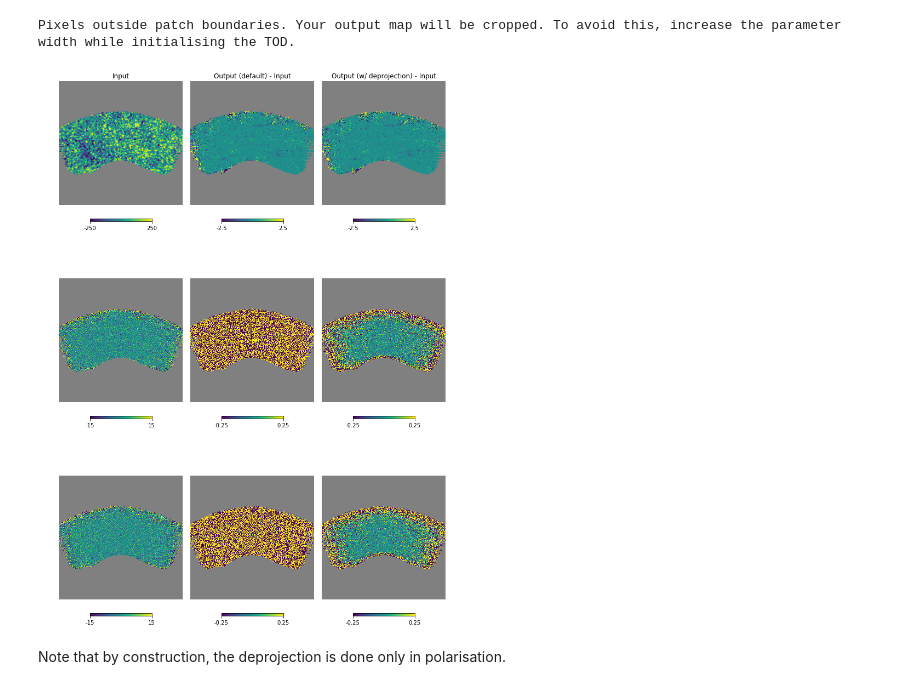
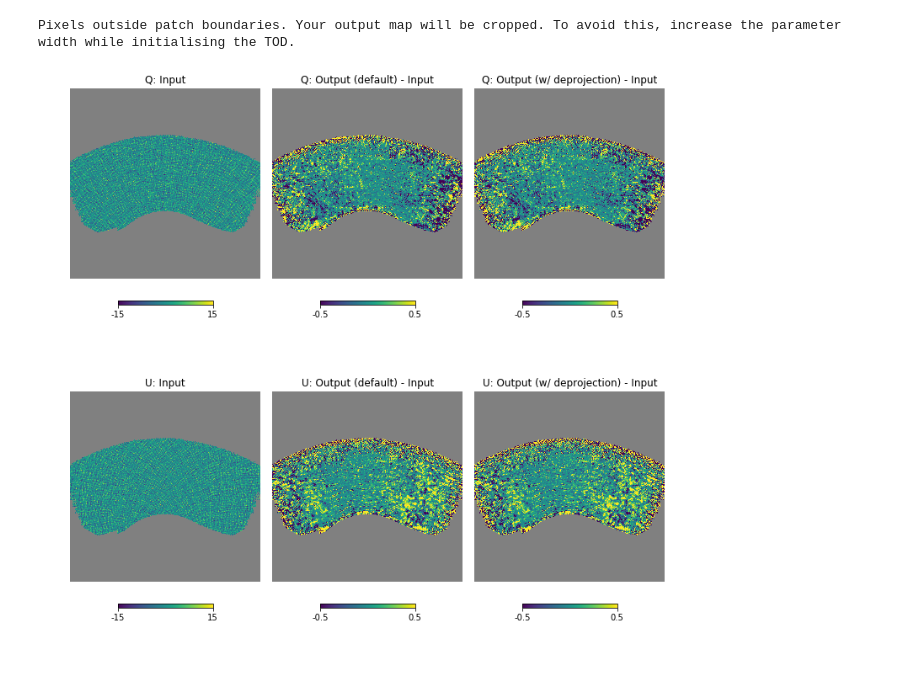
Before and after one commit to JulienPeloton/s4cmb-resources, a Jupyter notebook: Part2/s4cmb_gain_drifts_deep_deprojection.ipynb, the cells around one changed output. Drawn from its saved outputs; the diff is of its cells as text; code cells hidden in the pictures; blank space fills up the shorter version.

```diff
--- a/Part2/s4cmb_gain_drifts_deep_deprojection.ipynb
+++ b/Part2/s4cmb_gain_drifts_deep_deprojection.ipynb
@@ -43,11 +43,11 @@ Flow is the following: sky + instrument + scanning strategy --> map2tod --> crea
 Initialise our instrument, scanning strategy and input maps as seen in the Day 1 lectures.
 # %%
 ## Instrument
-inst = Hardware(ncrate=4, ndfmux_per_crate=1,
-                nsquid_per_mux=1, npair_per_squid=16,
+inst = Hardware(ncrate=4, ndfmux_per_crate=2,
+                nsquid_per_mux=2, npair_per_squid=16,
                 fp_size=60., fwhm=3.5,
                 beam_seed=58347, projected_fp_size=3., pm_name='5params',
-                type_hwp='CRHWP', freq_hwp=2., angle_hwp=0., verbose=False)
+                type_hwp='stepped', freq_hwp=0., angle_hwp=0., verbose=False)
 
 ## Input maps
 nside = 512
@@ -193,38 +195,13 @@ for CESnumber in range(scan.nces):
 Pixels outside patch boundaries. Your output map will be cropped. To avoid this, increase the parameter width while initialising the TOD.
 # %%
 xsize = 700
-fig = pl.figure(figsize=(10, 15))
+val = 0.5
+fig = pl.figure(figsize=(10, 10))
 
 nhit = partial2full(
     skyIQU.nhit,
     skyIQU.obspix,
     skyIQU.nside, fill_with=0.0)
-
-## Temperature
-sky_out_IQU = partial2full(
-    skyIQU.get_I(),
-    skyIQU.obspix,
-    skyIQU.nside, fill_with=0.0)
-sky_out_IGQU = partial2full(
-    skyIGQU.get_I(),
-    skyIGQU.obspix,
-    skyIGQU.nside, fill_with=0.0)
-sky_out_perfect = partial2full(
-    sky_perfect.get_I(),
-    sky_perfect.obspix,
-    sky_perfect.nside, fill_with=0.0)
-
-mask = nhit < 1
-sky_out_IQU[mask] = np.nan
-sky_out_IGQU[mask] = np.nan
-sky_out_perfect[mask] = np.nan
-hp.gnomview(sky_out_perfect, rot=[0, -57.5], xsize=xsize, reso=6.9, sub=331,
-            title='Input', notext=True, min=-250, max=250)
-hp.gnomview(sky_out_perfect - sky_out_IQU, rot=[0, -57.5], xsize=xsize, reso=6.9, sub=332,
-            title='Output (default) - Input', notext=True, min=-2.5, max=2.5)
-hp.gnomview(sky_out_perfect - sky_out_IGQU, rot=[0, -57.5],
-            xsize=xsize, reso=6.9, sub=333,
-            title='Output (w/ deprojection) - Input', notext=True, min=-2.5, max=2.5)
 
 ## Stokes Q
 sky_out_IQU = partial2full(
@@ -240,45 +217,51 @@ sky_out_perfect = partial2full(
     sky_perfect.obspix,
     sky_perfect.nside, fill_with=0.0)
 
 mask = nhit < 10
 sky_out_IQU[mask] = np.nan
 sky_out_IGQU[mask] = np.nan
 sky_out_perfect[mask] = np.nan
-hp.gnomview(sky_out_perfect, rot=[0, -57.5], xsize=xsize, reso=6.9, sub=334,
-            notext=True, min=-15, max=15, title='')
-hp.gnomview(sky_out_perfect - sky_out_IQU, rot=[0, -57.5], xsize=xsize, reso=6.9, sub=335,
-            notext=True, min=-0.25, max=0.25, title='')
+hp.gnomview(sky_out_perfect, rot=[0, -57.5], xsize=xsize, reso=6.9, sub=231,
+            title='Q: Input',
+            notext=True, min=-15, max=15)
+hp.gnomview(sky_out_perfect - sky_out_IQU, rot=[0, -57.5],
+            xsize=xsize, reso=6.9, sub=232,
+            title='Q: Output (default) - Input',
+            notext=True, min=-val, max=val)
 hp.gnomview(sky_out_perfect - sky_out_IGQU, rot=[0, -57.5],
-            xsize=xsize, reso=6.9, sub=336,
-            notext=True, title='', min=-0.25, max=0.25)
+            xsize=xsize, reso=6.9, sub=233,
+            title='Q: Output (w/ deprojection) - Input',
+            notext=True, min=-val, max=val)
 
 ## Stokes U
 sky_out_IQU = partial2full(
     skyIQU.get_QU()[1],
     skyIQU.obspix,
     skyIQU.nside, fill_with=0.0)
 sky_out_IGQU = partial2full(
     skyIGQU.get_QU()[2],
     skyIGQU.obspix,
     skyIGQU.nside, fill_with=0.0)
 sky_out_perfect = partial2full(
     sky_perfect.get_QU()[1],
     sky_perfect.obspix,
     sky_perfect.nside, fill_with=0.0)
 
 mask = nhit < 10
 sky_out_IQU[mask] = np.nan
 sky_out_IGQU[mask] = np.nan
 sky_out_perfect[mask] = np.nan
-hp.gnomview(sky_out_perfect, rot=[0, -57.5], xsize=xsize, reso=6.9, sub=337,
-            notext=True, min=-15, max=15, title='')
-hp.gnomview(sky_out_perfect - sky_out_IQU, rot=[0, -57.5], xsize=xsize, reso=6.9, sub=338,
-            notext=True, min=-0.25, max=0.25, title='')
+hp.gnomview(sky_out_perfect, rot=[0, -57.5], xsize=xsize, reso=6.9, sub=234,
+            title='U: Input',
+            notext=True, min=-15, max=15)
+hp.gnomview(sky_out_perfect - sky_out_IQU, rot=[0, -57.5],
+            title='U: Output (default) - Input',
+            xsize=xsize, reso=6.9, sub=235,
+            notext=True, min=-val, max=val)
 hp.gnomview(sky_out_perfect - sky_out_IGQU, rot=[0, -57.5],
-            xsize=xsize, reso=6.9, sub=339,
-            notext=True, title='', min=-0.25, max=0.25)
+            title='U: Output (w/ deprojection) - Input',
+            xsize=xsize, reso=6.9, sub=236,
+            notext=True, min=-val, max=val)
 pl.show()
 # %% [output]
-[figure, old version]
+[figure, new version]
-# %% [markdown]
-Note that by construction, the deprojection is done only in polarisation.
```
Also changed, not shown: parts of 5 cells of this notebook.
